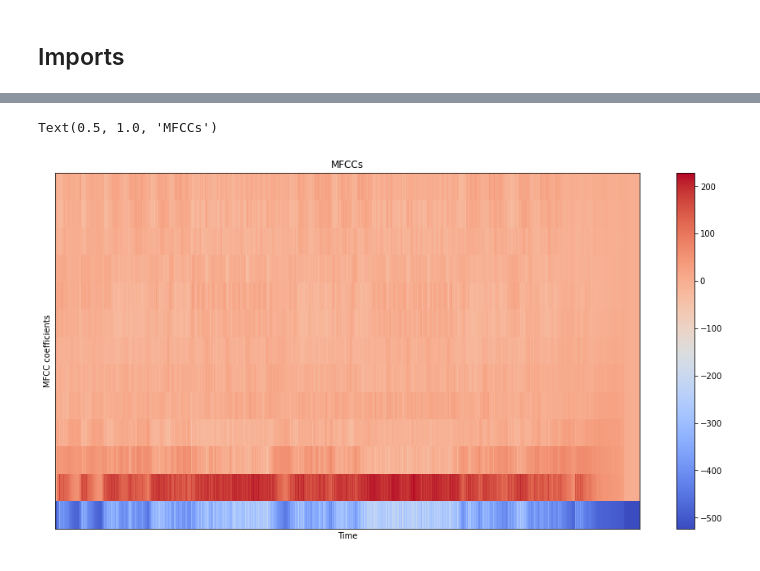
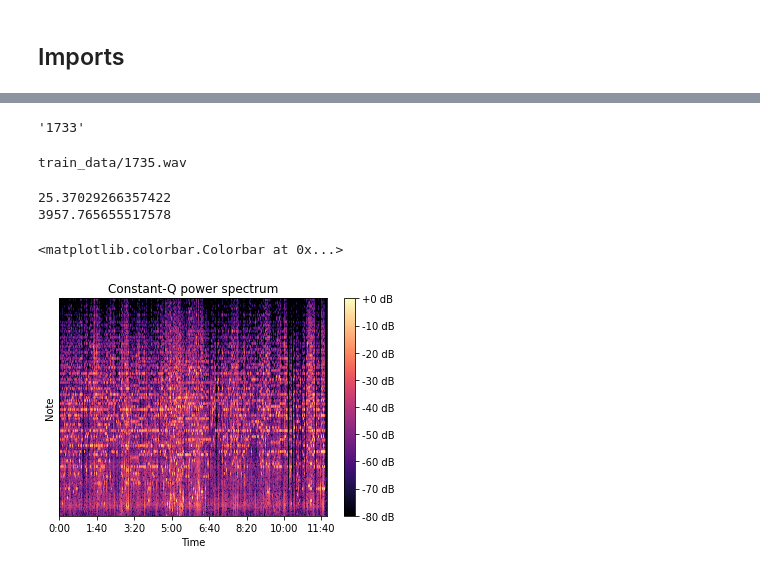
Before and after one commit to zoilo-nl/MML, a Jupyter notebook: main2.ipynb, the cells around one changed output, grey strips where cells are left out. Saved outputs shown, nothing was run; the diff lists cells and outputs as text; code cells hidden in the pictures.

```diff
--- a/main2.ipynb
+++ b/main2.ipynb
@@ -13,4 +9,5 @@ file3 = "aaa.flac"
 # %%
-signal, sample_rate = librosa.load(file3)
+file = "90BPM.wav"
+signal, sample_rate = librosa.load(file)
 # %%
 print(signal)
@@ -104,11 +77,50 @@ MFCCs = librosa.feature.mfcc(signal, sample_rate, n_fft=n_fft, hop_length=hop_le
-# %%
-# Plot MFCCs
-plt.figure(figsize=FIG_SIZE)
-librosa.display.specshow(MFCCs, sr=sample_rate, hop_length=hop_length)
-plt.xlabel("Time")
-plt.ylabel("MFCC coefficients")
-plt.colorbar()
-plt.title("MFCCs")
-# %% [output]
-Text(0.5, 1.0, 'MFCCs')
-[figure, removed]
+# %%
+#Load the metadata
+import csv
+
+with open("musicnet_metadata.csv") as file_name:
+    file_read = csv.reader(file_name)
+    metadata = list(file_read)
+metadata[metadata[:][4] =='Solo Piano']
+i =0
+while i< len(metadata):
+    if metadata[i][4] != "Solo Piano":
+        metadata.pop(i)
+    else:
+        i +=1
+
+metadata[0][0]
+# %% [output]
+'1733'
+# %%
+#Load a single associated wav file and make a CQT spectrum
+path = "train_data/" + metadata[2][0] +".wav"
+print(path)
+y, sr = librosa.load(path)
+# C = np.abs(librosa.cqt(y, sr=sr))
+
+# Following this: http://cs229.stanford.edu/proj2017/final-reports/5242716.pdf
+bins_per_note =3
+octaves = 6
+C = np.abs(librosa.cqt(y, sr=sr, fmin=librosa.note_to_hz('C2'), n_bins= 12*bins_per_note*octaves, bins_per_octave = 12*bins_per_note))
+# C = np.abs(librosa.cqt(y, sr=sr, fmin=librosa.note_to_hz('C2'), n_bins=60 * 4, bins_per_octave=12 * 4))
+# %% [output]
+train_data/1735.wav
+# %%
+import sys
+#Size of the CQT spectrum of the solo piano piece
+size = sys.getsizeof(C)/(1024**2)
+print(size)
+print(size*len(metadata))
+# %% [output]
+25.37029266357422
+3957.765655517578
+# %%
+#Plot the spectrum
+fig, ax = plt.subplots()
+img = librosa.display.specshow(librosa.amplitude_to_db(C, ref=np.max), sr=sr, x_axis='time', y_axis='cqt_note', ax=ax)
+ax.set_title('Constant-Q power spectrum')
+fig.colorbar(img, ax=ax, format="%+2.0f dB")
+# %% [output]
+<matplotlib.colorbar.Colorbar at 0x...>
+[figure, added]
```
Also changed, not shown: parts of 11 cells of this notebook.
